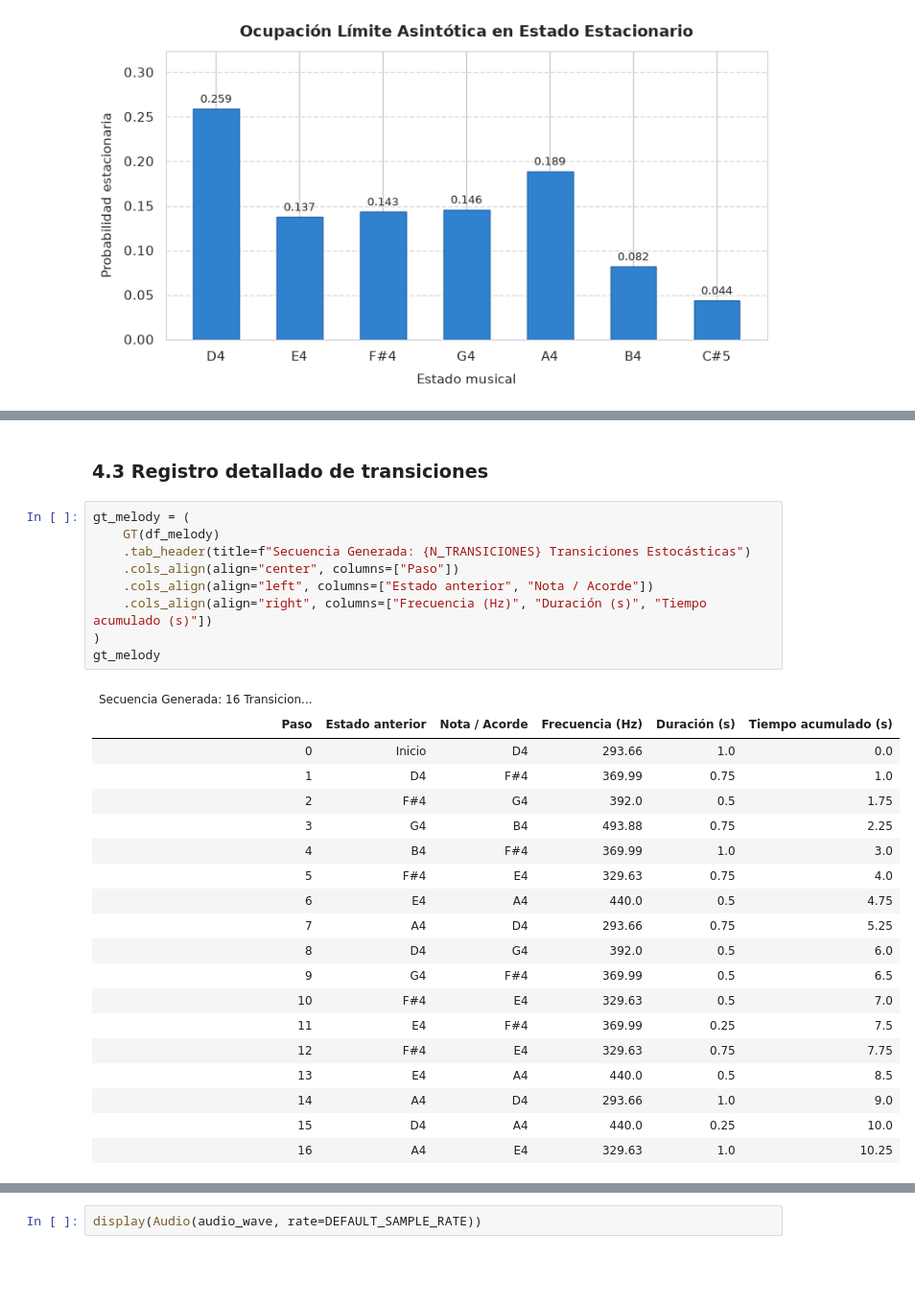
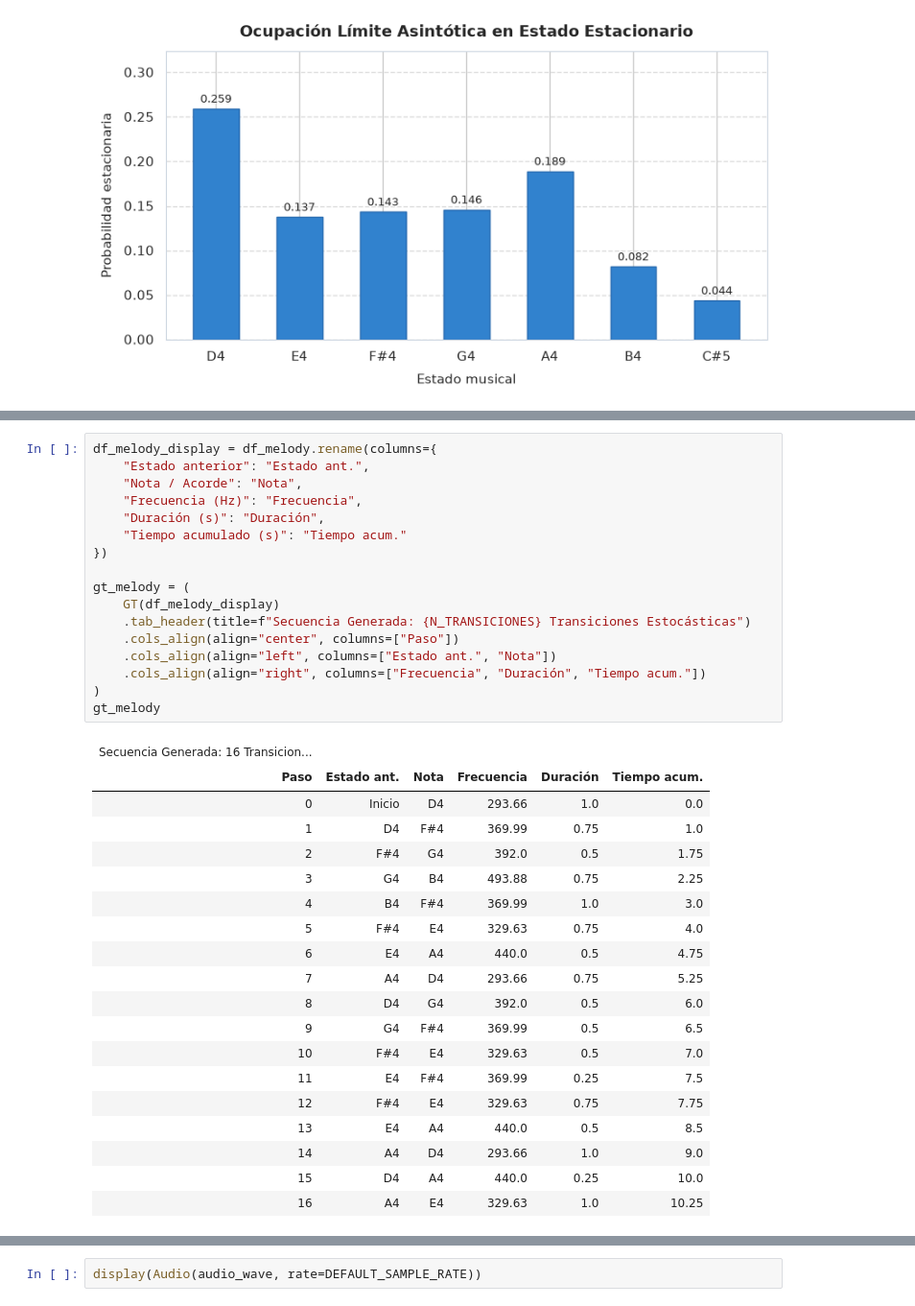
Before and after one commit to fdmonroy/TC3002B, a Jupyter notebook: m4-quant/act 2/notebooks/02_markov_melody_generator.ipynb, the cells around one changed output, grey strips where cells are left out. Shown at 96% size. Drawn from its saved outputs; the diff is of its cells as text; blank space fills up the shorter version.

Commit message:
feat(quant): align act 2 formatting and writeup with act 1 architecture

```diff
--- a/m4-quant/act 2/notebooks/02_markov_melody_generator.ipynb
+++ b/m4-quant/act 2/notebooks/02_markov_melody_generator.ipynb
@@ -332,17 +369,23 @@ Archivo de audio exportado exitosamente en: export/melodia_markov_16.wav
-# %% [markdown]
-### 4.3 Registro detallado de transiciones
 # %%
+df_melody_display = df_melody.rename(columns={
+    "Estado anterior": "Estado ant.",
+    "Nota / Acorde": "Nota",
+    "Frecuencia (Hz)": "Frecuencia",
+    "Duración (s)": "Duración",
+    "Tiempo acumulado (s)": "Tiempo acum."
+})
+
 gt_melody = (
-    GT(df_melody)
+    GT(df_melody_display)
     .tab_header(title=f"Secuencia Generada: {N_TRANSICIONES} Transiciones Estocásticas")
     .cols_align(align="center", columns=["Paso"])
-    .cols_align(align="left", columns=["Estado anterior", "Nota / Acorde"])
-    .cols_align(align="right", columns=["Frecuencia (Hz)", "Duración (s)", "Tiempo acumulado (s)"])
+    .cols_align(align="left", columns=["Estado ant.", "Nota"])
+    .cols_align(align="right", columns=["Frecuencia", "Duración", "Tiempo acum."])
 )
 gt_melody
 # %% [output]
 | Secuencia Generada: 16 Transicion... |  |  |  |  |  |
-| Paso | Estado anterior | Nota / Acorde | Frecuencia (Hz) | Duración (s) | Tiempo acumulado (s) |
+| Paso | Estado ant. | Nota | Frecuencia | Duración | Tiempo acum. |
 | 0 | Inicio | D4 | 293.66 | 1.0 | 0.0 |
 | 1 | D4 | F#4 | 369.99 | 0.75 | 1.0 |
 | 2 | F#4 | G4 | 392.0 | 0.5 | 1.75 |
```
Also changed, not shown: parts of 23 cells of this notebook, 5 other files.
